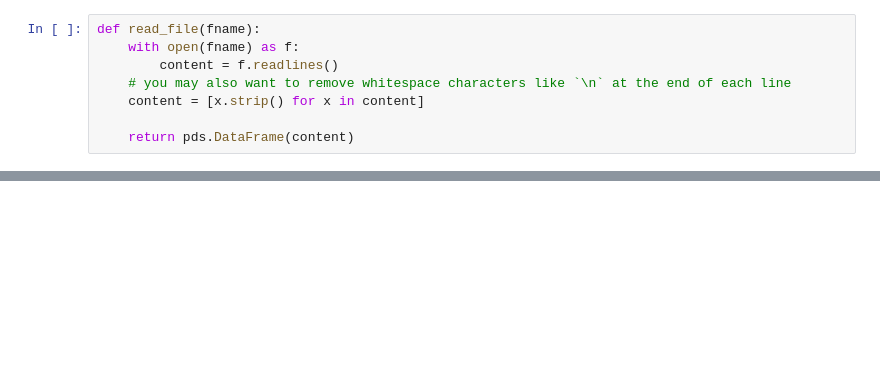
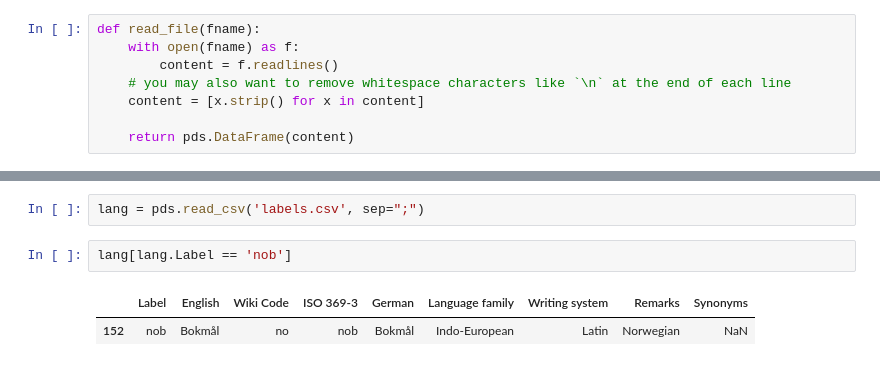
Before and after one commit to jaclu010/text-mining, a Jupyter notebook: Naive Bayes.ipynb, the cells around one changed output, grey strips where cells are left out. Drawn from its saved outputs; the diff is of its cells as text; blank space fills up the shorter version.

```diff
--- a/Naive Bayes.ipynb
+++ b/Naive Bayes.ipynb
@@ -97,0 +74,7 @@ print("Classifier accuracy percent:",(nltk.classify.accuracy(classifier, testing
+# %%
+lang = pds.read_csv('labels.csv', sep=";")
+# %%
+lang[lang.Label == 'nob']
+# %% [output]
+|  | Label | English | Wiki Code | ISO 369-3 | German | Language family | Writing system | Remarks | Synonyms |
+| 152 | nob | Bokmål | no | nob | Bokmål | Indo-European | Latin | Norwegian | NaN |
```
Also changed, not shown: parts of 24 cells of this notebook.
